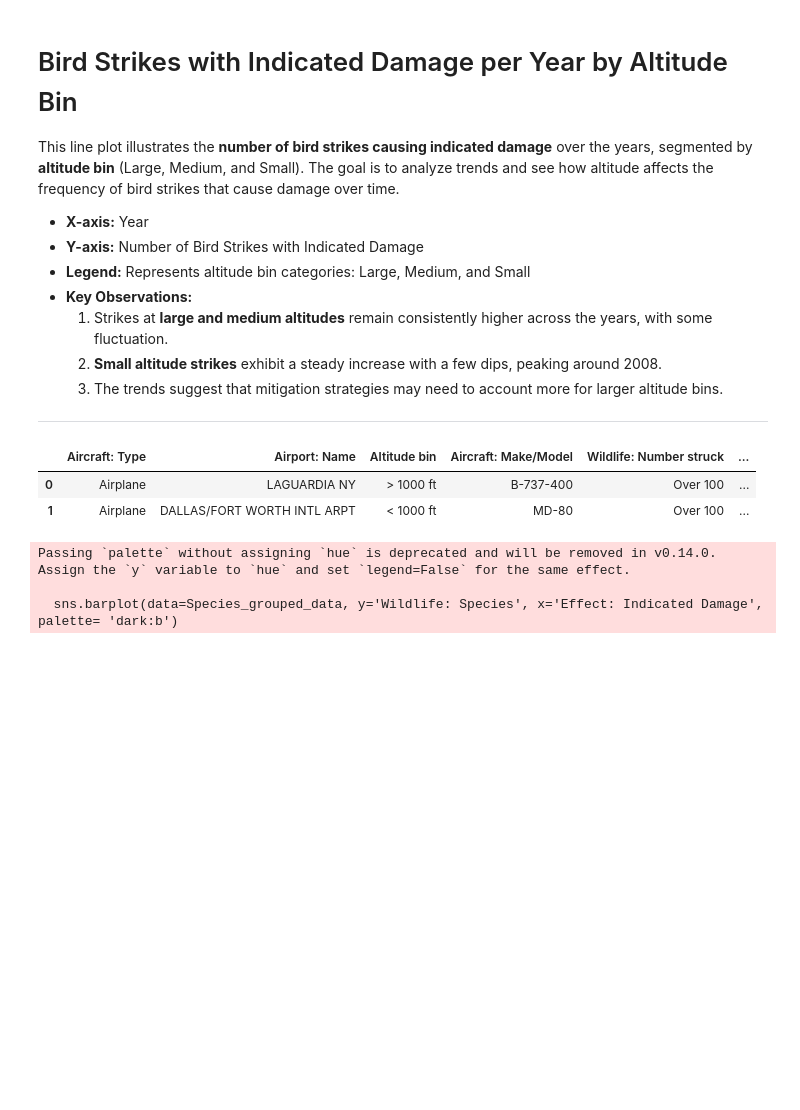
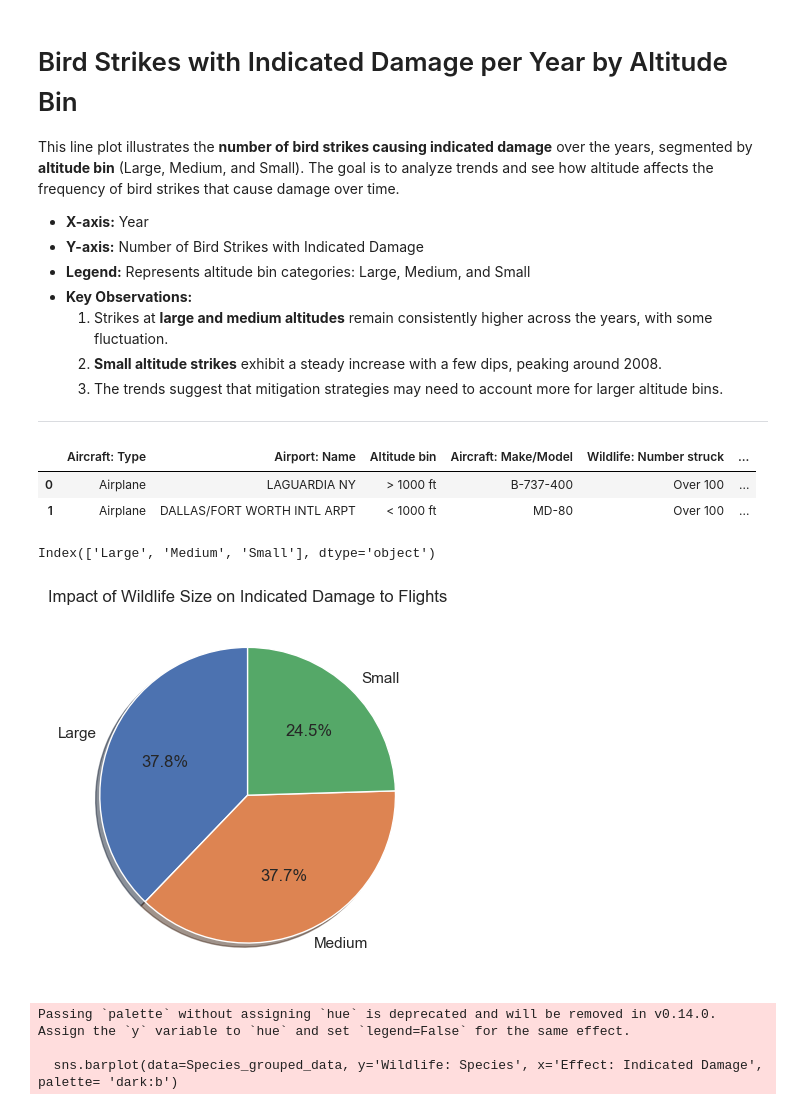
Before and after one commit to UsmanAhamed12/Data-Analyst-Intern-Project, a Jupyter notebook: BIRD STRIKES PROJECT/NoteBooks/BIRD STRIKES ANALYSIS.ipynb, the cells around one changed output. Saved outputs shown, nothing was run; the diff lists cells and outputs as text; code cells hidden in the pictures; blank space fills up the shorter version.

```diff
--- a/NoteBooks/BIRD STRIKES ANALYSIS.ipynb
+++ b/BIRD STRIKES PROJECT/NoteBooks/BIRD STRIKES ANALYSIS.ipynb
@@ -663,6 +663,22 @@ Data.head(2)
 |  | Aircraft: Type | Airport: Name | Altitude bin | Aircraft: Make/Model | Wildlife: Number struck | ... |
 | 0 | Airplane | LAGUARDIA NY | > 1000 ft | B-737-400 | Over 100 | ... |
 | 1 | Airplane | DALLAS/FORT WORTH INTL ARPT | < 1000 ft | MD-80 | Over 100 | ... |
+# %%
+Data[Data['Effect: Indicated Damage'] == 1]['Wildlife: Size'].value_counts().index
+# %% [output]
+Index(['Large', 'Medium', 'Small'], dtype='object')
+# %%
+### Find Which Wildlife: Size is most Effect
+df_values = Data[Data['Effect: Indicated Damage'] == 1]['Wildlife: Size'].value_counts().values
+df_label = Data[Data['Effect: Indicated Damage'] == 1]['Wildlife: Size'].value_counts().index
+
+### pie plot to inentify percentage of wildlife size effected
+
+plt.pie(df_values, labels= df_label, shadow= True, startangle= 90, autopct= '%0.1f%%')
+plt.title("Impact of Wildlife Size on Indicated Damage to Flights")
+plt.show()
+# %% [output]
+[figure, added]
 # %%
 Species_grouped_data = Data.groupby(['Wildlife: Species'])['Effect: Indicated Damage'].sum().sort_values(ascending=False).reset_index().head(10)
 
```
Also changed, not shown: parts of 2 cells of this notebook, 15 other files.
